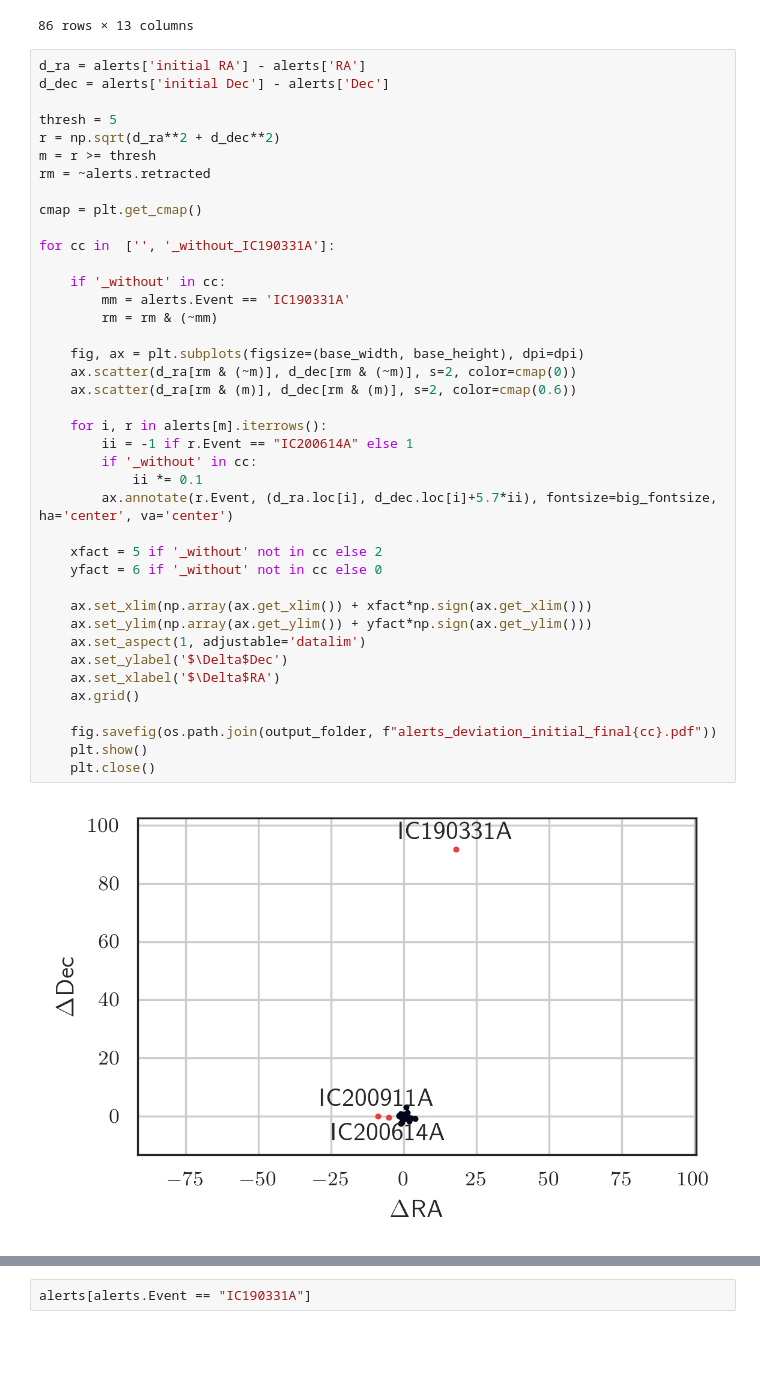
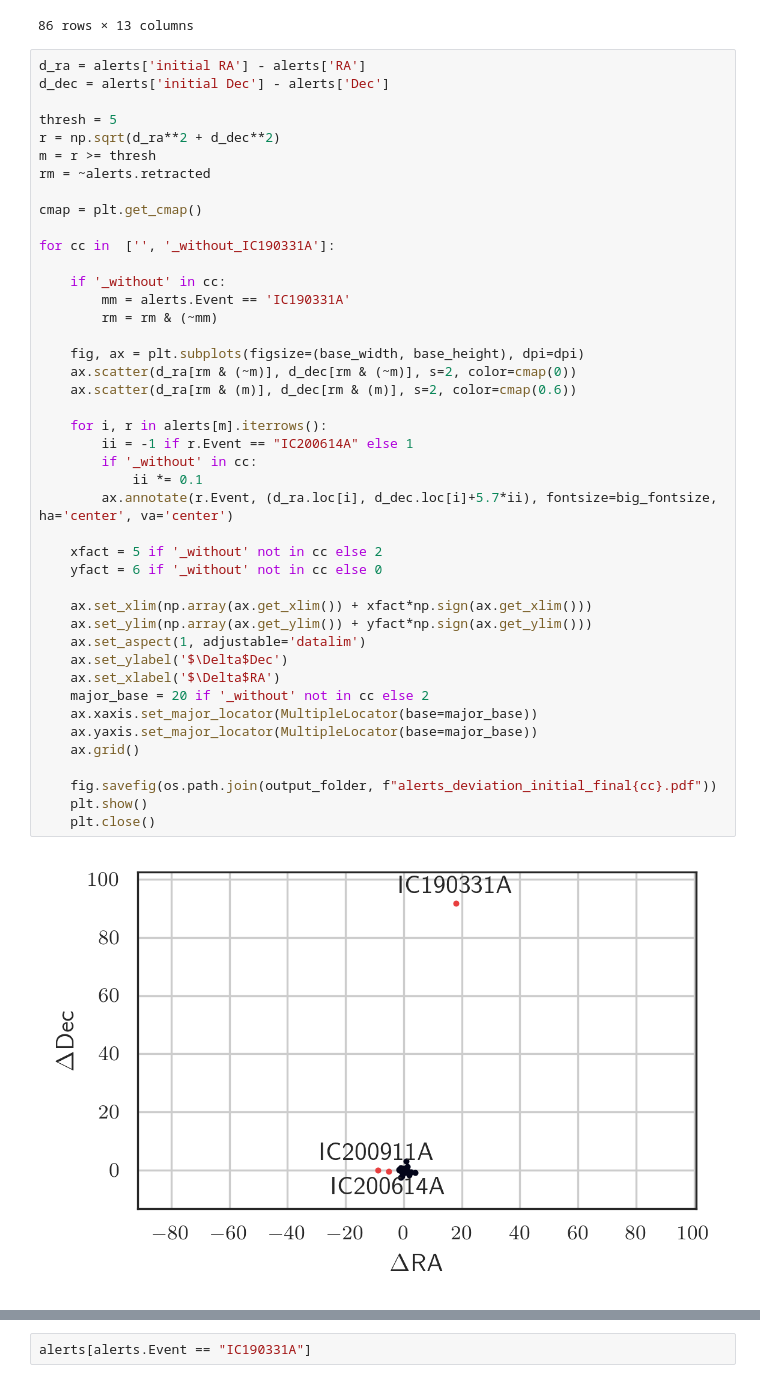
Before and after one commit to JannisNe/nu_stat_for_asassn_paper, a Jupyter notebook: diagnostic_plots.ipynb, the cells around one changed output, grey strips where cells are left out. Saved outputs shown, nothing was run; the diff lists cells and outputs as text; blank space fills up the shorter version.

```diff
--- a/diagnostic_plots.ipynb
+++ b/diagnostic_plots.ipynb
@@ -51,31 +52,34 @@ cmap = plt.get_cmap()
 for cc in  ['', '_without_IC190331A']:
 
     if '_without' in cc:
         mm = alerts.Event == 'IC190331A'
         rm = rm & (~mm)
 
     fig, ax = plt.subplots(figsize=(base_width, base_height), dpi=dpi)
     ax.scatter(d_ra[rm & (~m)], d_dec[rm & (~m)], s=2, color=cmap(0))
     ax.scatter(d_ra[rm & (m)], d_dec[rm & (m)], s=2, color=cmap(0.6))
 
     for i, r in alerts[m].iterrows():
         ii = -1 if r.Event == "IC200614A" else 1
         if '_without' in cc:
             ii *= 0.1
         ax.annotate(r.Event, (d_ra.loc[i], d_dec.loc[i]+5.7*ii), fontsize=big_fontsize, ha='center', va='center')
 
     xfact = 5 if '_without' not in cc else 2
     yfact = 6 if '_without' not in cc else 0
 
     ax.set_xlim(np.array(ax.get_xlim()) + xfact*np.sign(ax.get_xlim()))
     ax.set_ylim(np.array(ax.get_ylim()) + yfact*np.sign(ax.get_ylim()))
     ax.set_aspect(1, adjustable='datalim')
     ax.set_ylabel('$\Delta$Dec')
     ax.set_xlabel('$\Delta$RA')
+    major_base = 20 if '_without' not in cc else 2
+    ax.xaxis.set_major_locator(MultipleLocator(base=major_base))
+    ax.yaxis.set_major_locator(MultipleLocator(base=major_base))
     ax.grid()
 
     fig.savefig(os.path.join(output_folder, f"alerts_deviation_initial_final{cc}.pdf"))
     plt.show()
     plt.close()
 # %% [output]
-[figure, old version]
+[figure, new version]
```
Also changed, not shown: parts of 3 cells of this notebook, 2 other files.
